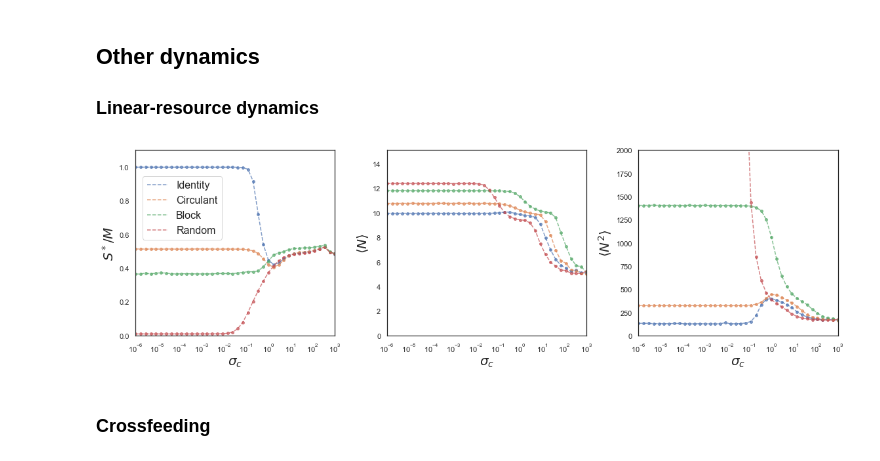
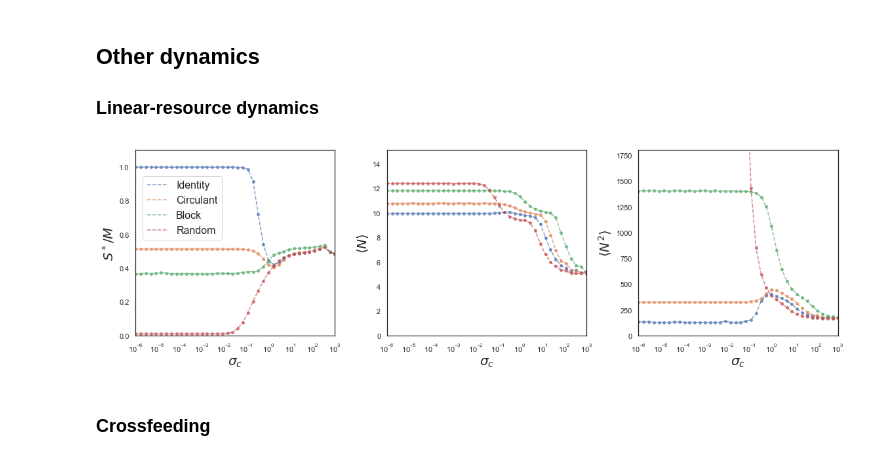
Before and after one commit to Emergent-Behaviors-in-Biology/typical-random-ecosystems, a Jupyter notebook: Plot_paper.ipynb, the cells around one changed output. Saved outputs shown, nothing was run; the diff lists cells and outputs as text; code cells hidden in the pictures.

```diff
--- a/Plot_paper.ipynb
+++ b/Plot_paper.ipynb
@@ -321,35 +321,35 @@ for i in range(3):
     ax.set_xlabel(r'$\sigma_c$',fontsize=20)
     ax.set_xscale('log')
     for j in range(4):
         data=Data[j]
         data =data[data['mu'] == 1.0]
         if i==0:
             ax.plot(data['epsilon'],data['phi_N'],linestyle='dashed', alpha=0.7, label=Legend[j])
             ax.scatter(data['epsilon'], data['phi_N'], alpha=0.7, label='_nolegend_', s=15)
             ax.set_ylim([0, 1.1])
             ax.set_ylabel(r'$S^*/M$',fontsize=20)
             #ax.set_title(r'Self-renewing dynamics',fontsize=15)
             ax.legend(loc='lower left',bbox_to_anchor=(0.01, 0.49, 0.6, 0.6),prop={'size':16})
         if i==1:
             ax.plot(data['epsilon'],data['mean_N'],linestyle='dashed', alpha=0.7, label=Legend[j])
             ax.scatter(data['epsilon'], data['mean_N'], alpha=0.7, label='_nolegend_', s=15)
             ax.set_ylim([0, 15.1])
             ax.set_ylabel(r'$\left<N\right>$',fontsize=20)
             #ax.set_title(r'Self-renewing dynamics',fontsize=15)
             #ax.legend(loc='lower left',bbox_to_anchor=(0.01, 0.17, 0.6, 0.6))
         if i==2:
             ax.plot(data['epsilon'],data['q_N'],linestyle='dashed', alpha=0.7, label=Legend[j])
             ax.scatter(data['epsilon'], data['q_N'], alpha=0.7, label='_nolegend_', s=15)
-            ax.set_ylim([1,2000.1])
+            ax.set_ylim([0,1800.1])
             ax.set_ylabel(r'$\left<N^2\right>$',fontsize=20)
             #ax.set_title(r'Self-renewing dynamics',fontsize=15)
             #ax.legend(loc='lower left',bbox_to_anchor=(0.01, 0.17, 0.6, 0.6))
 fig.set_size_inches(16, 5)
 fig.tight_layout()
 fig_name='community_properties_linear.pdf'
 fig.savefig(fig_name, dpi=300, transparent=True)
 # %% [output]
-[figure, old version]
+[figure, new version]
 # %% [markdown]
 ### Crossfeeding
 # %%
```
Also changed, not shown: 1 other file.
